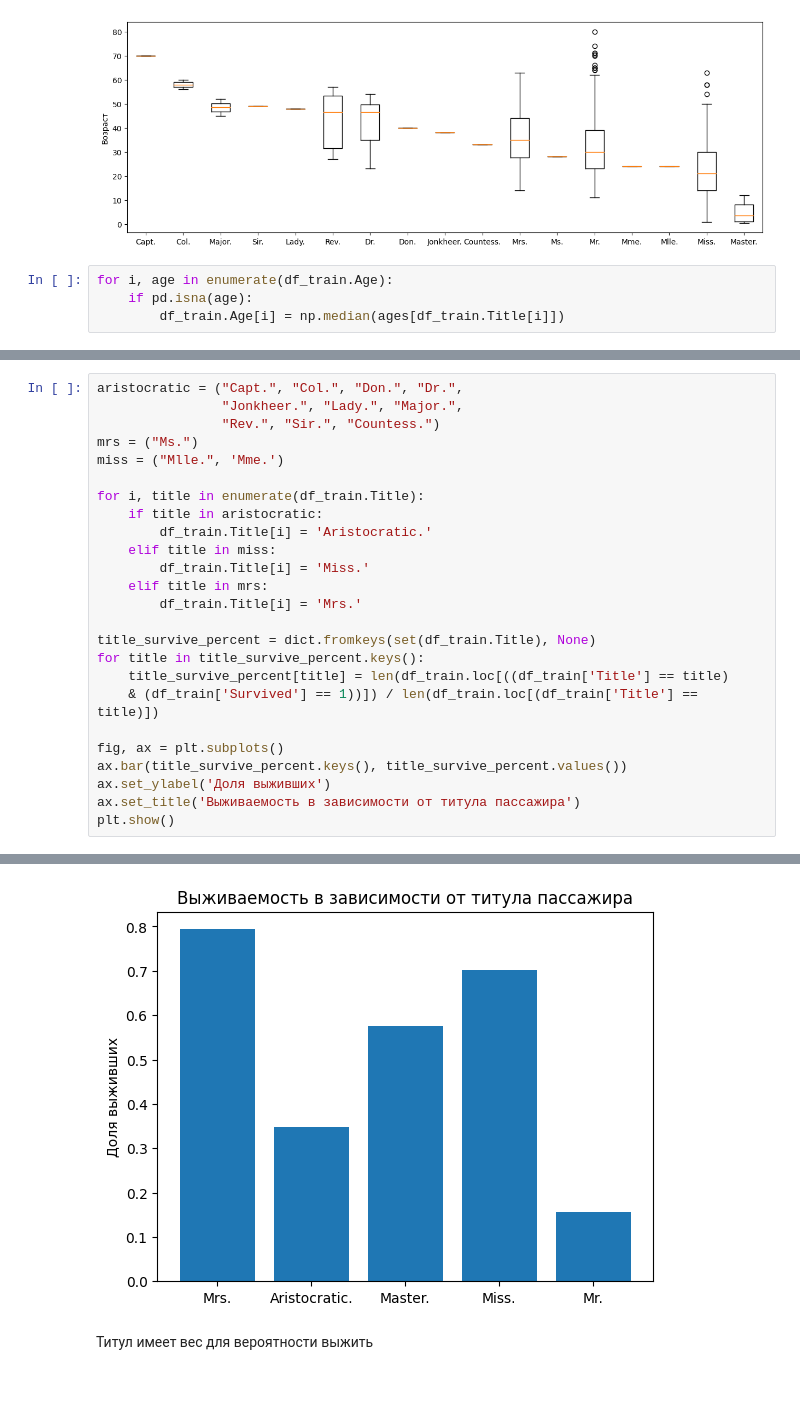
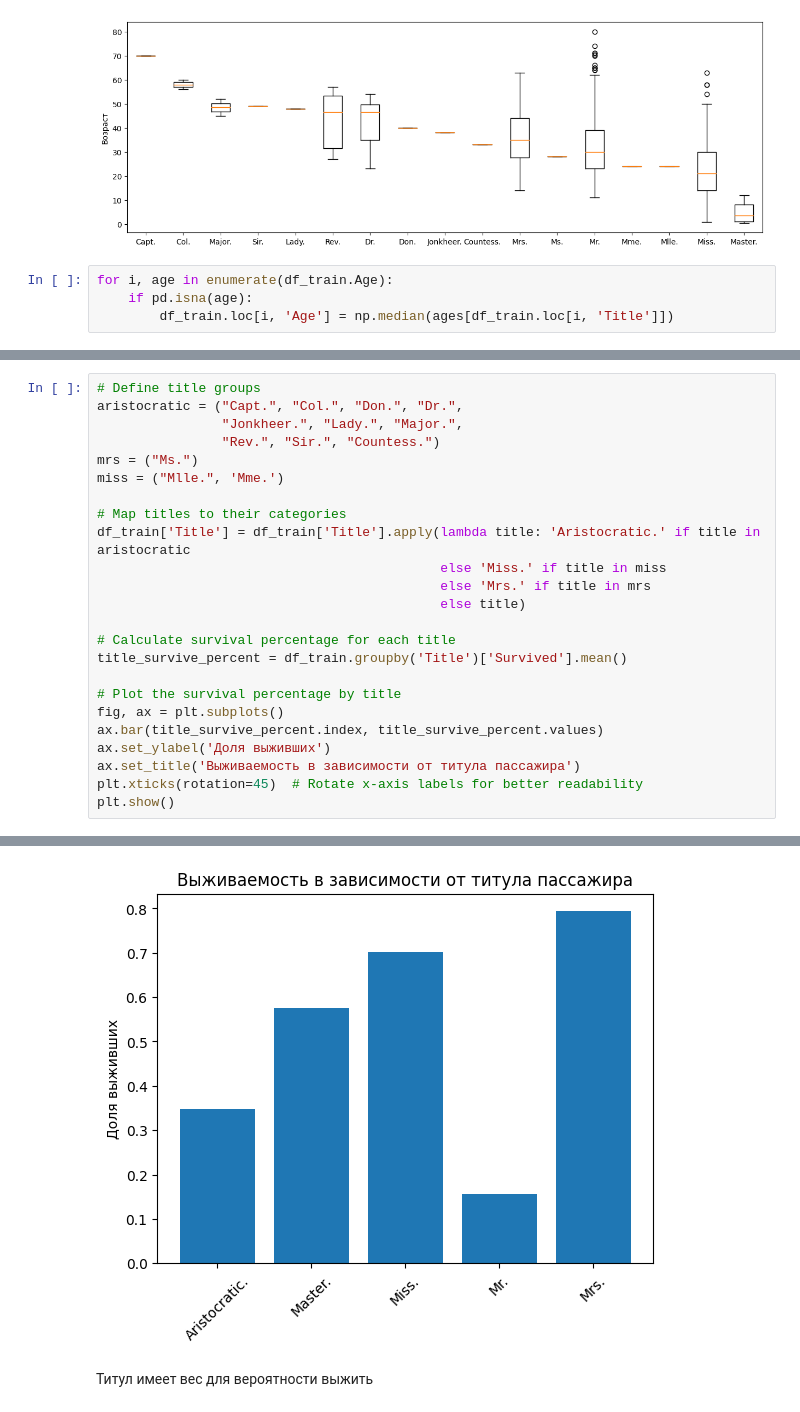
Before and after one commit to qTronor/AI-Model-Playground, a Jupyter notebook: Titanic.ipynb, the cells around one changed output, grey strips where cells are left out. Saved outputs shown, nothing was run; the diff lists cells and outputs as text; blank space fills up the shorter version.

```diff
--- a/Titanic.ipynb
+++ b/Titanic.ipynb
@@ -520,4 +520,4 @@ plt.show()
 # %%
 for i, age in enumerate(df_train.Age):
     if pd.isna(age):
-        df_train.Age[i] = np.median(ages[df_train.Title[i]])
+        df_train.loc[i, 'Age'] = np.median(ages[df_train.loc[i, 'Title']])
@@ -542,26 +524,25 @@ See the caveats in the documentation: https://pandas.pydata.org/pandas-docs/stab
 # %%
+# Define title groups
 aristocratic = ("Capt.", "Col.", "Don.", "Dr.",
                 "Jonkheer.", "Lady.", "Major.",
                 "Rev.", "Sir.", "Countess.")
 mrs = ("Ms.")
 miss = ("Mlle.", 'Mme.')
 
-for i, title in enumerate(df_train.Title):
-    if title in aristocratic:
-        df_train.Title[i] = 'Aristocratic.'
-    elif title in miss:
-        df_train.Title[i] = 'Miss.'
-    elif title in mrs:
-        df_train.Title[i] = 'Mrs.'
+# Map titles to their categories
+df_train['Title'] = df_train['Title'].apply(lambda title: 'Aristocratic.' if title in aristocratic
+                                            else 'Miss.' if title in miss
+                                            else 'Mrs.' if title in mrs
+                                            else title)
 
-title_survive_percent = dict.fromkeys(set(df_train.Title), None)
-for title in title_survive_percent.keys():
-    title_survive_percent[title] = len(df_train.loc[((df_train['Title'] == title)
-    & (df_train['Survived'] == 1))]) / len(df_train.loc[(df_train['Title'] == title)])
+# Calculate survival percentage for each title
+title_survive_percent = df_train.groupby('Title')['Survived'].mean()
 
+# Plot the survival percentage by title
 fig, ax = plt.subplots()
-ax.bar(title_survive_percent.keys(), title_survive_percent.values())
+ax.bar(title_survive_percent.index, title_survive_percent.values)
 ax.set_ylabel('Доля выживших')
 ax.set_title('Выживаемость в зависимости от титула пассажира')
+plt.xticks(rotation=45)  # Rotate x-axis labels for better readability
 plt.show()
 # %% [output]
@@ -585,4 +549,4 @@ See the caveats in the documentation: https://pandas.pydata.org/pandas-docs/stab
-[figure, old version]
+[figure, new version]
 # %% [markdown]
 Титул имеет вес для вероятности выжить
 # %%
```
Also changed, not shown: parts of 6 cells of this notebook.
